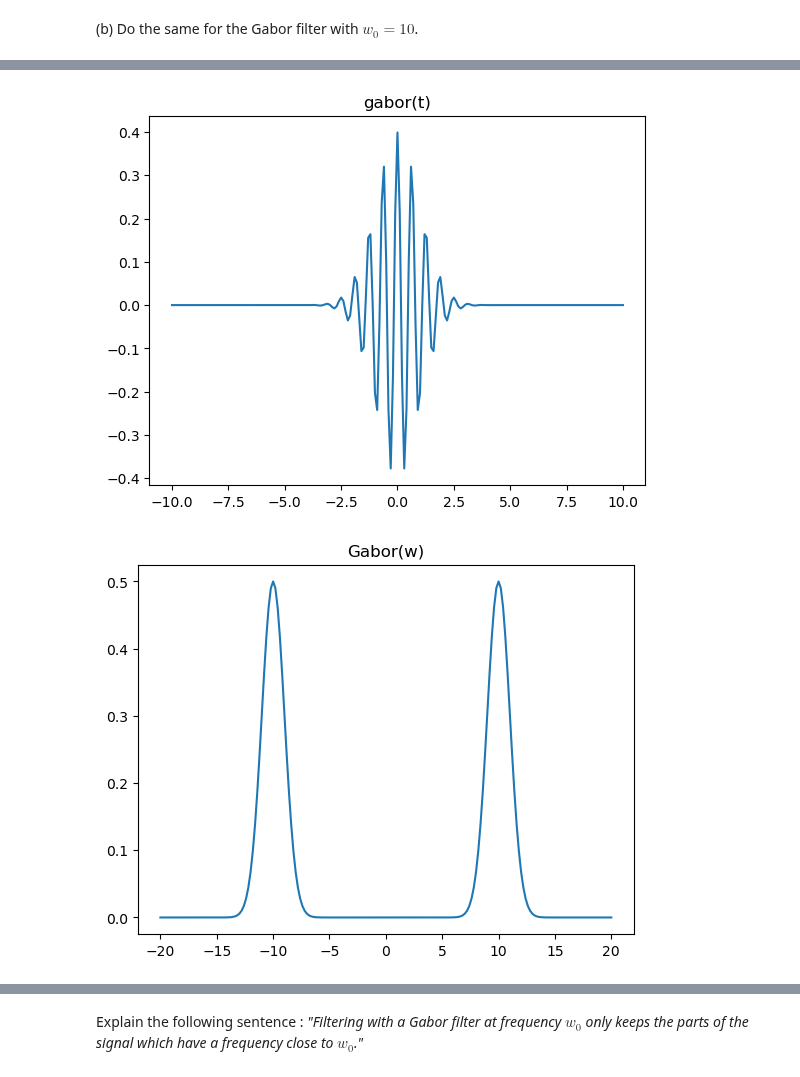
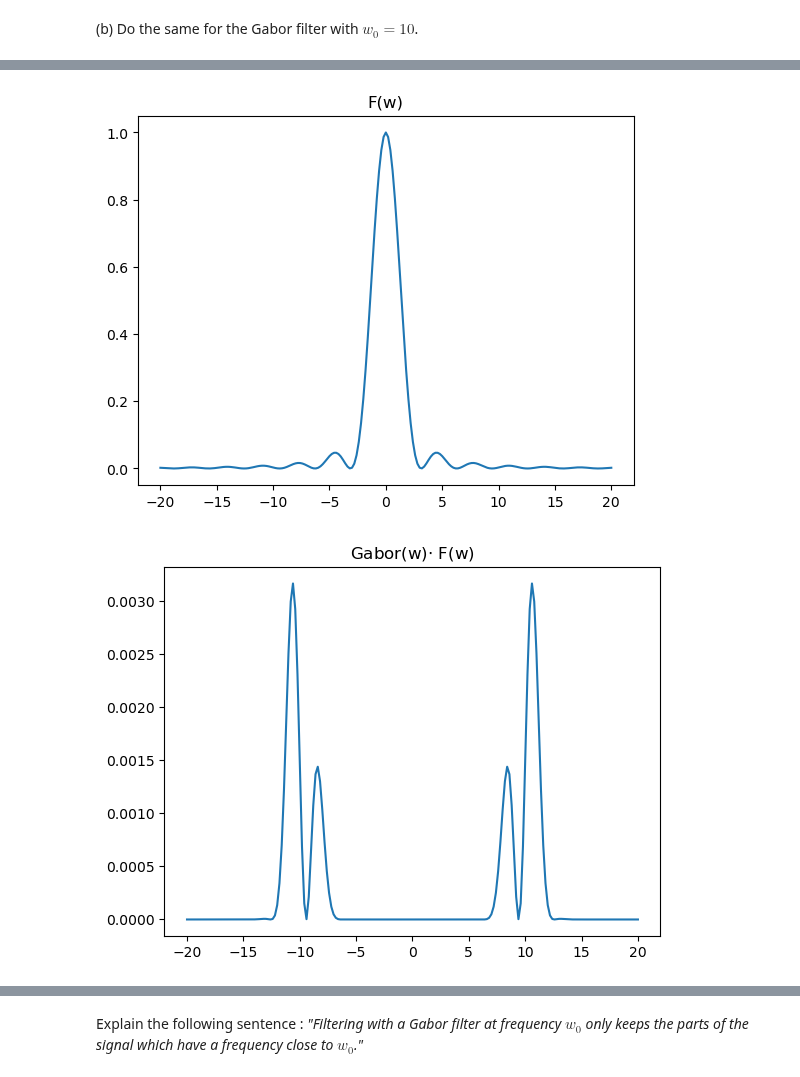
Before and after one commit to Arkanthara/digital_image_processing, a Jupyter notebook: TP9_donnet_michel.ipynb, the cells around one changed output, grey strips where cells are left out. Drawn from its saved outputs; the diff is of its cells as text; code cells hidden in the pictures.

```diff
--- a/TP9_donnet_michel.ipynb
+++ b/TP9_donnet_michel.ipynb
@@ -259,16 +274,6 @@ def gabor(t: np.ndarray, w_0: float = 10, sigma: float = 1) -> np.ndarray:
 
 def Gabor(w: np.ndarray, w_0: float = 10, sigma: float = 1) -> np.ndarray:
     return np.sqrt(2 * np.pi) / (2 * sigma) * (g(w - w_0, 1/sigma) + g(w + w_0, 1/sigma))
-
-plt.figure()
-plt.title("g(t, $\sigma$ = 1)")
-plt.plot(t, g(t))
-plt.show()
-
-plt.figure()
-plt.title("G(w, $\sigma$ = 1)")
-plt.plot(w, G(w))
-plt.show()
 
 plt.figure()
 plt.title("gabor(t)")
@@ -281,12 +286,12 @@ plt.plot(w, Gabor(w))
 plt.show()
 
 plt.figure()
-plt.title("Gabor(w)$\cdot$ G(w)")
-plt.plot(w, Gabor(w) * G(w))
+plt.title("F(w)")
+plt.plot(w, F(w))
 plt.show()
 
 plt.figure()
-plt.title("gabor(t) * g(t)")
-plt.plot(w, np.convolve(gabor(t), g(t), mode="same"))
+plt.title("Gabor(w)$\cdot$ F(w)")
+plt.plot(w, Gabor(w) * F(w))
 plt.show()
 # %% [output]
@@ -295,2 +300,2 @@ plt.show()
-[figure, old version]
+[figure, new version]
-[figure, old version]
+[figure, new version]
```
Also changed, not shown: parts of 6 cells of this notebook.
